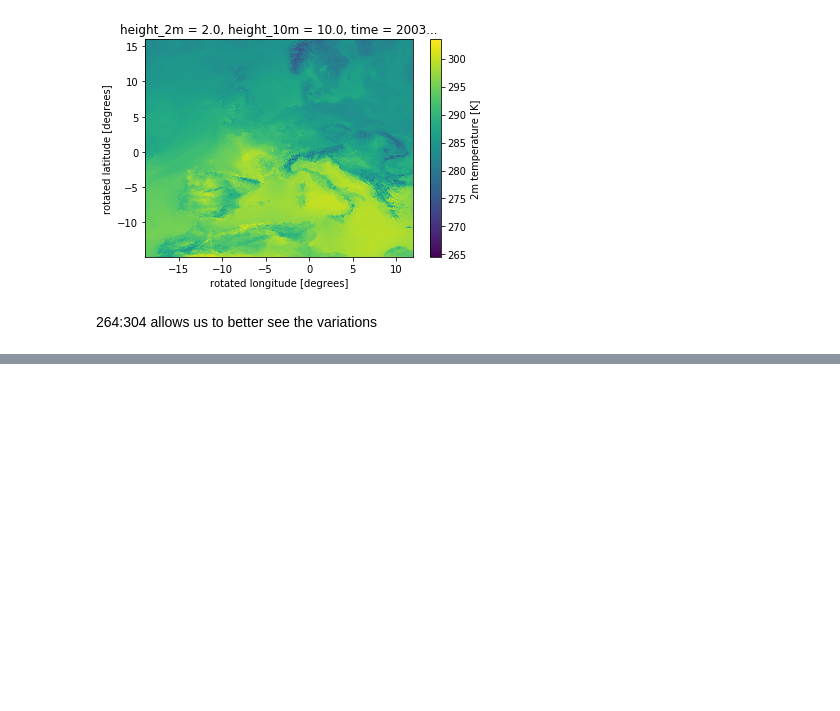
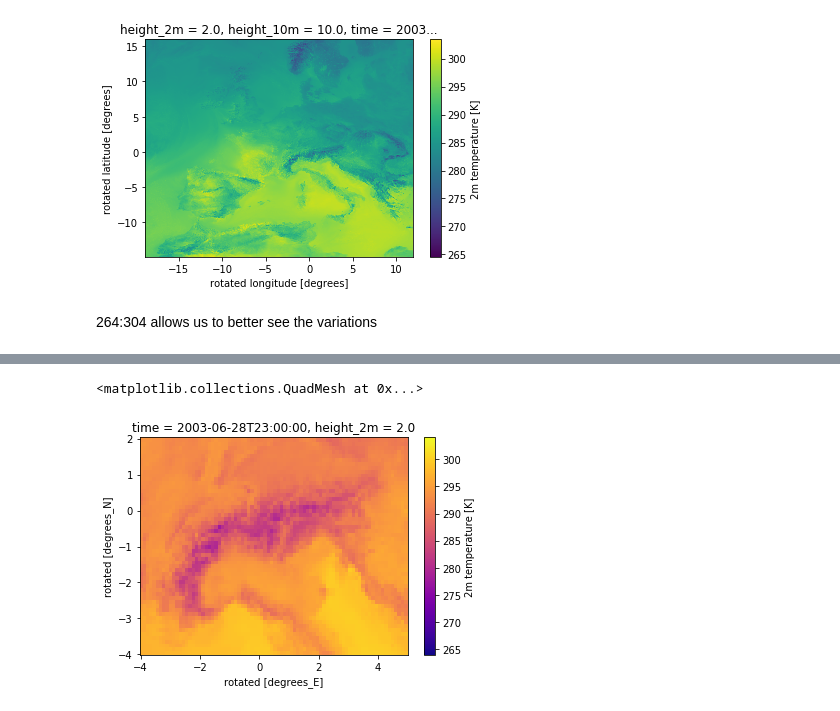
Before and after one commit to LeoMicollet/Downscaling_CM, a Jupyter notebook: dev/CDO_verification.ipynb, the cells around one changed output, grey strips where cells are left out. Drawn from its saved outputs; the diff is of its cells as text; code cells hidden in the pictures; blank space fills up the shorter version.

```diff
--- a/dev/CDO_verification.ipynb
+++ b/dev/CDO_verification.ipynb
@@ -55,6 +66,6 @@ finished saving
 # %%
-rand_week_12km_no_w = xr.open_dataset("random_week_12km_odim.nc")
-rand_week_12km_no_w
+rand_week_12km = xr.open_dataset("random_week_12km_odim.nc")
+rand_week_12km
 # %% [output]
 <xarray.Dataset>
 Dimensions:       (rlat: 281, rlon: 280, time: 168)
@@ -94,0 +106,9 @@ The loss of information is clear
+# %%
+lat_bnd = [-4, 2]
+lon_bnd = [-4, 5]
+# %%
+#rand_week_2km.T_2M.sel(rlon=slice(*lon_bnd), rlat=slice(*lat_bnd)).isel(time=-1).plot(vmin = 264, vmax = 304, cmap='plasma')
+rand_week_12km.T_2M.sel(rlon=slice(*lon_bnd), rlat=slice(*lat_bnd)).isel(time=-1).plot(vmin = 264, vmax = 304, cmap='plasma')
+# %% [output]
+<matplotlib.collections.QuadMesh at 0x...>
+[figure, added]
```
Also changed, not shown: parts of 7 cells of this notebook, 2 other files.
